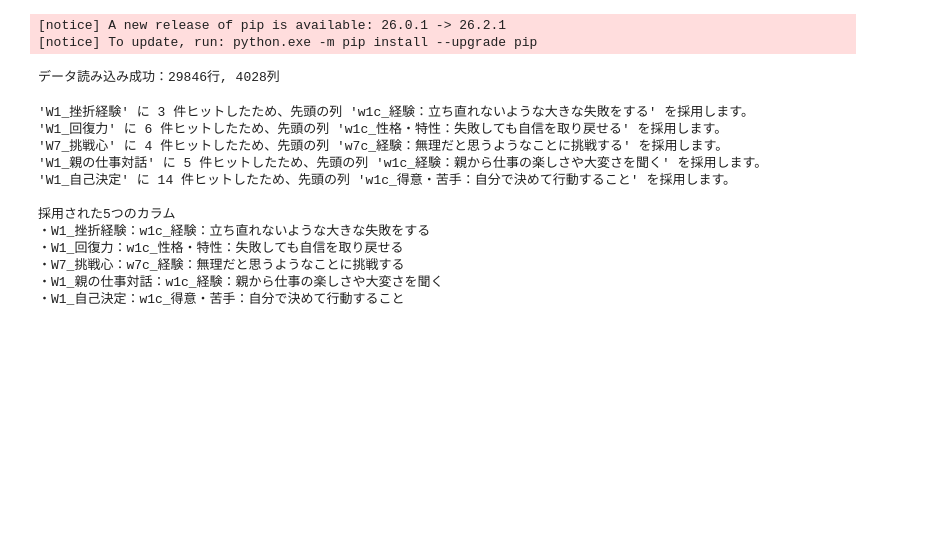
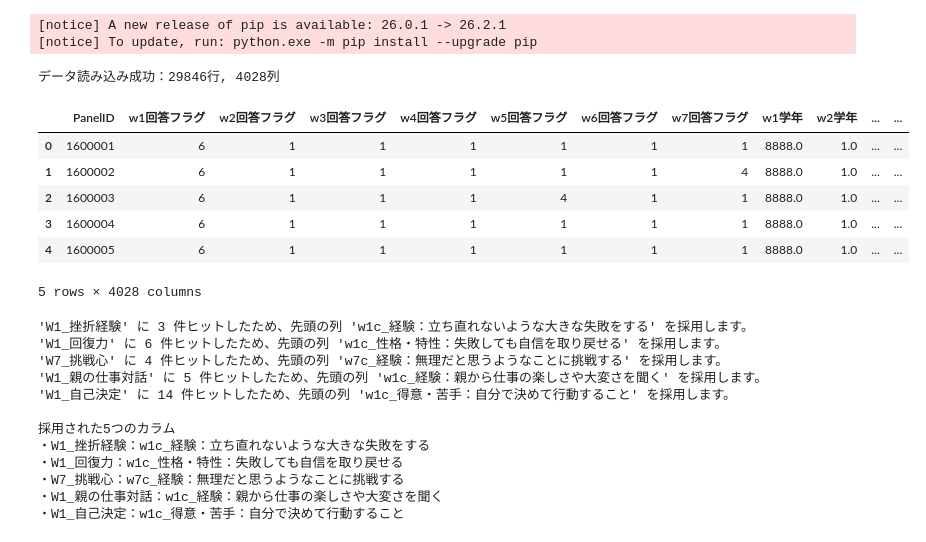
Before and after one commit to KyosukeNagai/DataScienceCompetition, a Jupyter notebook: 8.13_code.ipynb, the cells around one changed output. Drawn from its saved outputs; the diff is of its cells as text; code cells hidden in the pictures; blank space fills up the shorter version.

```diff
--- a/8.13_code.ipynb
+++ b/8.13_code.ipynb
@@ -12,14 +14,22 @@ import japanize_matplotlib
 # %%
 # データの読み込み
 file_path = "./parquet_data/1571_ja.parquet"
 
 try:
     df = pd.read_parquet(file_path)
     print(f"データ読み込み成功：{df.shape[0]}行, {df.shape[1]}列")
+    display(df.head())
 except Exception:
     print(f"ファイルが読み込めませんでした。")
 # %% [output]
 データ読み込み成功：29846行, 4028列
+|  | PanelID | w1回答フラグ | w2回答フラグ | w3回答フラグ | w4回答フラグ | w5回答フラグ | w6回答フラグ | w7回答フラグ | w1学年 | w2学年 | ... | ... |
+| 0 | 1600001 | 6 | 1 | 1 | 1 | 1 | 1 | 1 | 8888.0 | 1.0 | ... | ... |
+| 1 | 1600002 | 6 | 1 | 1 | 1 | 1 | 1 | 4 | 8888.0 | 1.0 | ... | ... |
+| 2 | 1600003 | 6 | 1 | 1 | 1 | 4 | 1 | 1 | 8888.0 | 1.0 | ... | ... |
+| 3 | 1600004 | 6 | 1 | 1 | 1 | 1 | 1 | 1 | 8888.0 | 1.0 | ... | ... |
+| 4 | 1600005 | 6 | 1 | 1 | 1 | 1 | 1 | 1 | 8888.0 | 1.0 | ... | ... |
+5 rows × 4028 columns
 # %%
 # 分析対象変数の定義と抽出
 # カラム名の検索キーワード
```
Also changed, not shown: parts of 6 cells of this notebook, 1 other file.
